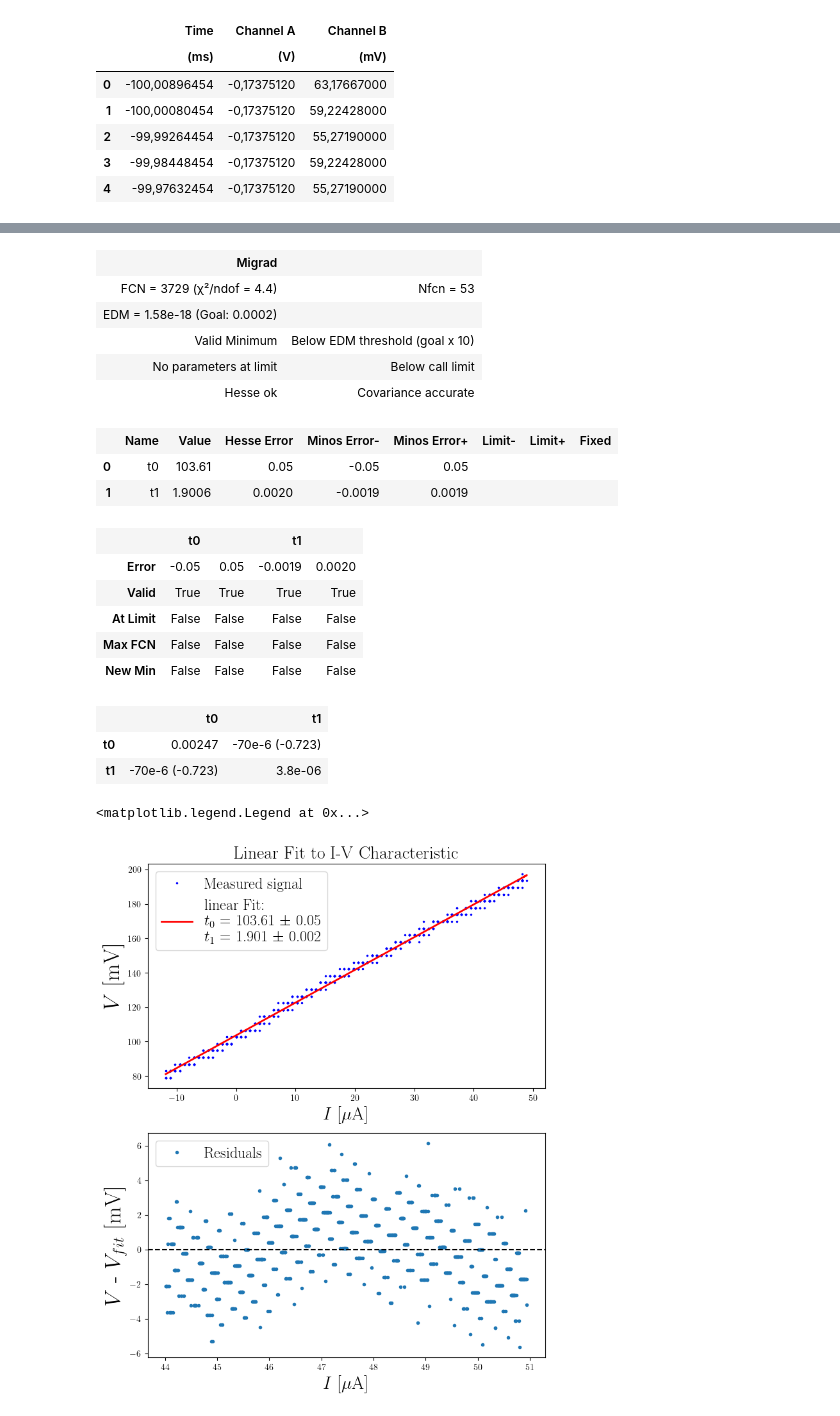
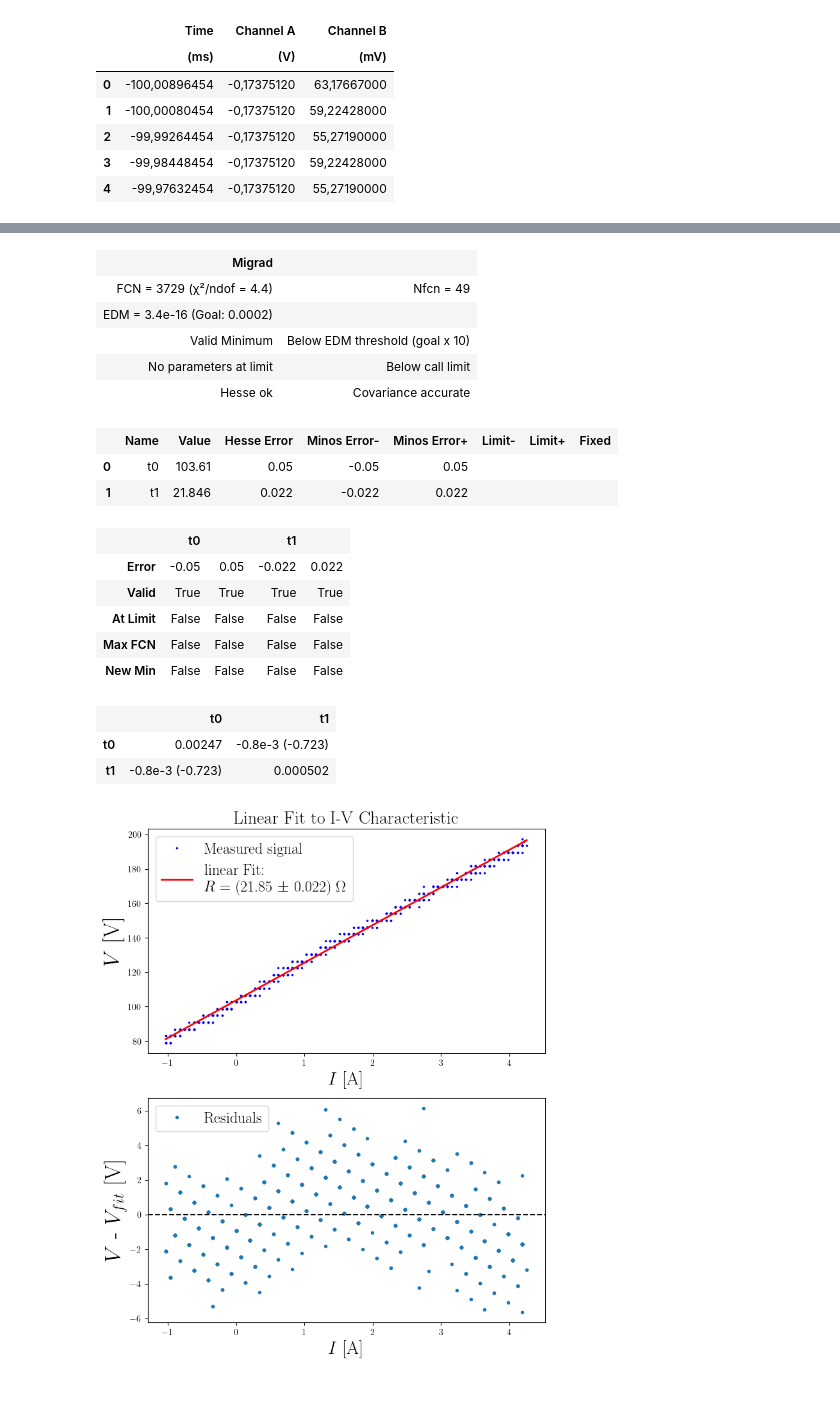
Before and after one commit to ParisHuth/FP, a Jupyter notebook: F98/JupyterNotebook/Auswertung_F98.ipynb, the cells around one changed output, grey strips where cells are left out. Drawn from its saved outputs; the diff is of its cells as text; code cells hidden in the pictures.

```diff
--- a/F98/JupyterNotebook/Auswertung_F98.ipynb
+++ b/F98/JupyterNotebook/Auswertung_F98.ipynb
@@ -96,0 +78,18 @@ plt.show()
+# %%
+#Convert values into floats
+time = data.iloc[:, 0].str.replace(',', '.', regex=False).astype(float).values  # [ms]
+current= data.iloc[:, 1].str.replace(',', '.', regex=False).astype(float).values # [V]
+current = current*8.7 #multply by resistance to get current
+signal = data.iloc[:, 2].str.replace(',', '.', regex=False).astype(float).values # [mV]
+signal = signal/1000
+
+t_i = 17100
+t_f = 19750
+plt.plot(time1[t_i:t_f],current[t_i:t_f]/8.7, label =r"$U_{IN}$ [A]")
+plt.plot(time1[t_i:t_f],signal[t_i:t_f], label =r"$U_{out}$ [mV]")
+plt.title(r"Measured Voltage from single-stage SQUID", fontsize =20)
+#plt.ylabel(r"$I$ [A]", fontsize = 20)
+plt.xlabel(r"$t$ [ms]", fontsize = 25)
+
+plt.legend( fontsize='xx-large', loc = 'best')
+plt.show()
@@ -109,7 +123,7 @@ plt.show()
 # %%
 #we use Minuit package to fit a linear function to the measured signal
 from iminuit import Minuit, cost
-current_fit = current[t_i:t_f]*100
+current_fit = current[t_i:t_f]
 signal_fit = signal1[t_i:t_f]
 sigma = np.ones_like(current_fit)
 #since the measured signal has no uncertainties, we assume all residual to be equally weighted, therefore sigma_y = 1
@@ -125,52 +139,53 @@ minuit.migrad()
 minuit.minos()
 # %% [output]
 | Migrad |  |
-| FCN = 3729 (χ²/ndof = 4.4) | Nfcn = 53 |
-| EDM = 1.58e-18 (Goal: 0.0002) |  |
+| FCN = 3729 (χ²/ndof = 4.4) | Nfcn = 49 |
+| EDM = 3.4e-16 (Goal: 0.0002) |  |
 | Valid Minimum | Below EDM threshold (goal x 10) |
 | No parameters at limit | Below call limit |
 | Hesse ok | Covariance accurate |
 |  | Name | Value | Hesse Error | Minos Error- | Minos Error+ | Limit- | Limit+ | Fixed |
 | 0 | t0 | 103.61 | 0.05 | -0.05 | 0.05 |  |  |  |
-| 1 | t1 | 1.9006 | 0.0020 | -0.0019 | 0.0019 |  |  |  |
+| 1 | t1 | 21.846 | 0.022 | -0.022 | 0.022 |  |  |  |
 |  | t0 |  | t1 |  |
-| Error | -0.05 | 0.05 | -0.0019 | 0.0020 |
+| Error | -0.05 | 0.05 | -0.022 | 0.022 |
 | Valid | True | True | True | True |
 | At Limit | False | False | False | False |
 | Max FCN | False | False | False | False |
 | New Min | False | False | False | False |
 |  | t0 | t1 |
-| t0 | 0.00247 | -70e-6 (-0.723) |
-| t1 | -70e-6 (-0.723) | 3.8e-06 |
+| t0 | 0.00247 | -0.8e-3 (-0.723) |
+| t1 | -0.8e-3 (-0.723) | 0.000502 |
 # %%
 # Plot the data and the fitted model
-
+import matplotlib.pyplot as plt
+%matplotlib inline
 t0_fit, t1_fit = minuit.values['t0'], minuit.values['t1']
 fig, axs = plt.subplots(2, 1, figsize=(8,10))
 
 
 axs[0].plot(current_fit, signal_fit,'b.', markersize=3, label = "Measured signal")
 axs[0].plot(current_fit, linear(current_fit, t0_fit, t1_fit), '-',
-            label='linear Fit: \n $t_0$ = {:.2f} $\pm$ 0.05 \n  $t_1$ = {:.3f} $\pm$ 0.002 '.format(t0_fit, t1_fit),
+            label='linear Fit: \n $R$ = ({:.2f} $\pm$ 0.022) $\Omega$ '.format(t1_fit),
             linewidth=2, color = "red")
 axs[0].set_title(r"Linear Fit to I-V Characteristic", fontsize=20)
-axs[0].set_xlabel(r"$I$ [$\mu$A]", fontsize = 20)
-axs[0].set_ylabel(r"$V$ [mV]", fontsize=25)
+axs[0].set_xlabel(r"$I$ [A]", fontsize = 20)
+axs[0].set_ylabel(r"$V$ [V]", fontsize=25)
 axs[0].legend(fontsize='xx-large', loc='best')
 #axs[0].grid(True)
 
 
 #plot residuals
 residuals = signal_fit - linear(current_fit, t0_fit, t1_fit)
-axs[1].plot(t_fit, residuals, 'o', label="Residuals", markersize=3)
+axs[1].plot(current_fit, residuals, 'o', label="Residuals", markersize=3)
 axs[1].axhline(0, color='black', linestyle='--')
 #axs[1].set_title("Residuals of the Linear Fit", fontsize=20)
-axs[1].set_xlabel(r"$I$ [$\mu$A]", fontsize = 20)
-axs[1].set_ylabel(r"$V$ - $V_{fit}$ [mV]", fontsize=25)
+axs[1].set_xlabel(r"$I$ [A]", fontsize = 20)
+axs[1].set_ylabel(r"$V$ - $V_{fit}$ [V]", fontsize=25)
 axs[1].legend(fontsize='xx-large', loc='best')
 #axs[1].grid(True)
+plt.show()
 # %% [output]
-<matplotlib.legend.Legend at 0x...>
-[figure, old version]
+[figure, new version]
 # %% [markdown]
 We find that the resistance of a normal conducting Josephson Junction is:
```
Also changed, not shown: parts of 29 cells of this notebook.
